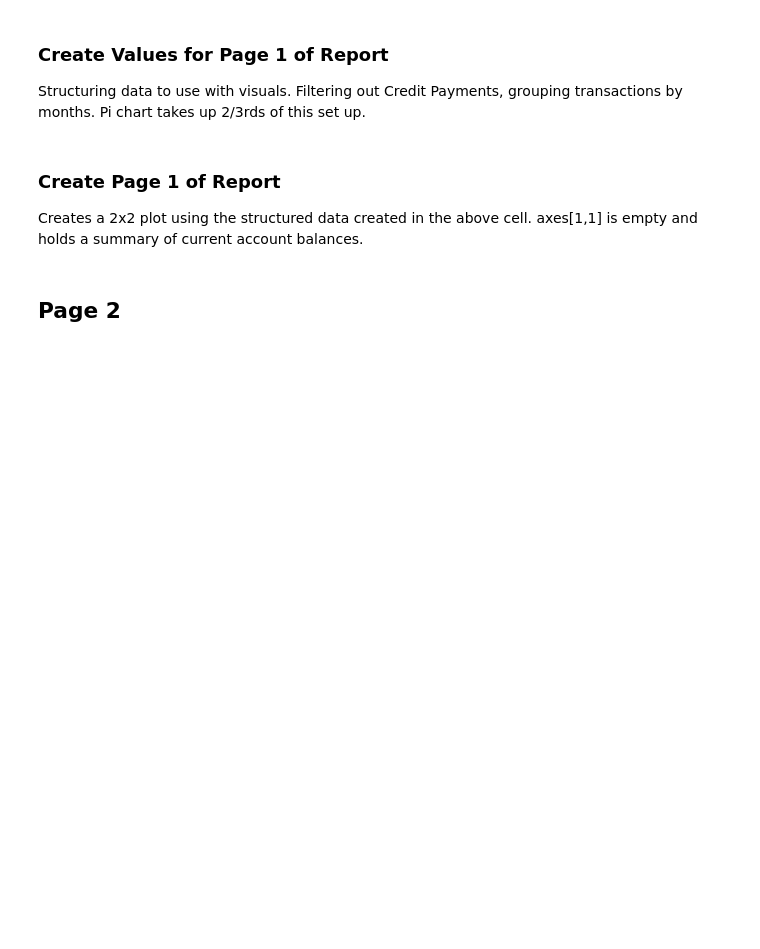
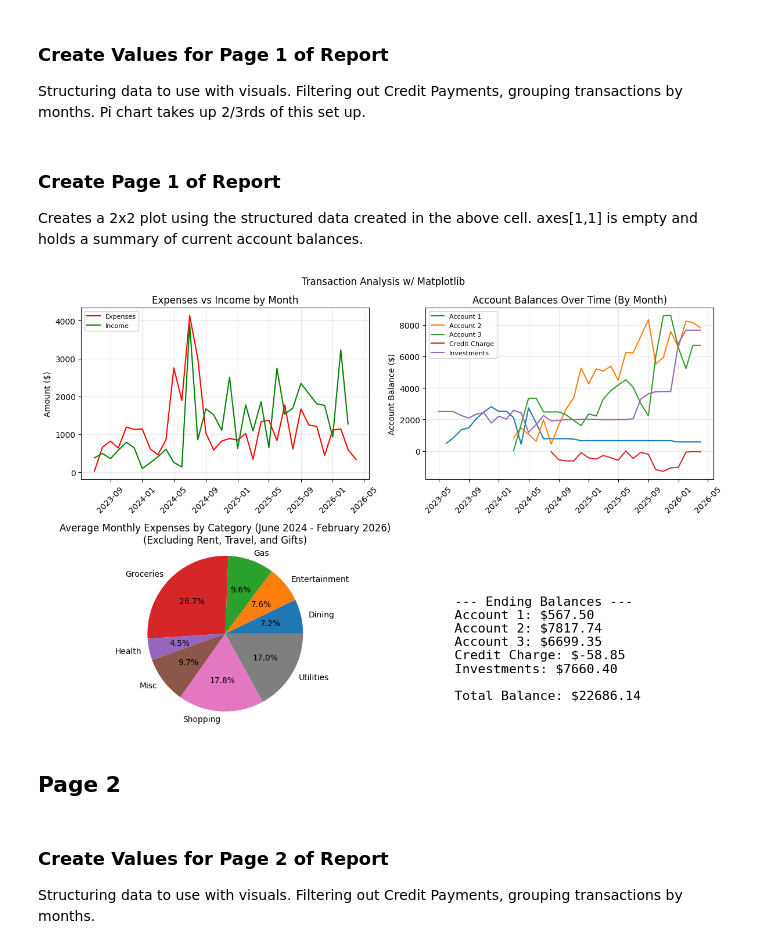
Before and after one commit to jacob-pwnd/budget_analysis_w_matplotlib, a Jupyter notebook: transaction_visuals.ipynb, the cells around one changed output. Cells and saved outputs as stored; diff of their text form; code cells hidden in the pictures; blank space fills up the shorter version.

Commit message:
Updating notebook and adding fake transaction data

```diff
--- a/transaction_visuals.ipynb
+++ b/transaction_visuals.ipynb
@@ -65,12 +67,11 @@ def calculate_account_balances(df, transfers_df):
     #Create a copy to avoid modifying original data
     df_copy = df.copy()
 
-    #If transfers_df is provided, merge it with the original df
-    if transfers_df is not None:
-        #Combine original transactions with mirror transfers
-        df_copy = pd.concat([df_copy, transfers_df], ignore_index=True)
-        #Sort by date again after merging
-        df_copy = df_copy.sort_values('Date').reset_index(drop=True)
+    # Merge dataframes
+    #Combine original transactions with mirror transfers
+    df_copy = pd.concat([df_copy, transfers_df], ignore_index=True)
+    #Sort by date again after merging
+    df_copy = df_copy.sort_values('Date').reset_index(drop=True)
 
     #Create empty dictionary to track balances
     account_balances = {}
@@ -172,10 +203,15 @@ display_category_sums_and_averages(df)
 # %%
-file_path = r"X:\Absolute\Path\transactions_matplotlib.csv"  # Replace with actual path
+transactions_file_path = r"C:\Absolute\Path\transactions_matplotlib_rand.csv"  # Replace with actual path.
+future_transactions_file_path = r"C:\Absolute\Path\future_transactions_matplotlib_rand.csv"  # Replace with actual path
 
-df = load_transactions(file_path)
-transfers_df = create_mirror_transfers(df)
-df_with_balances = calculate_account_balances(df, transfers_df)
-df_with_balances['Date'] = pd.to_datetime(df_with_balances['Date'])
+transactions_df = load_transactions(transactions_file_path)
+transfers_transactions_df = create_mirror_transfers(transactions_df)
+transactions_df_with_balances = calculate_account_balances(transactions_df, transfers_transactions_df)
+transactions_df_with_balances['Date'] = pd.to_datetime(transactions_df_with_balances['Date'])
+
+future_transactions_df = load_transactions(future_transactions_file_path)
+transactions_df_with_future_balances = calculate_account_balances(transactions_df_with_balances, future_transactions_df)
+transactions_df_with_future_balances['Date'] = pd.to_datetime(transactions_df_with_future_balances['Date'])
 # %% [markdown]
 # Creating Report
 # %% [markdown]
@@ -186,7 +221,7 @@ df_with_balances['Date'] = pd.to_datetime(df_with_balances['Date'])
 Structuring data to use with visuals. Filtering out Credit Payments, grouping transactions by months. Pi chart takes up 2/3rds of this set up.
 # %%
 # Rename df_with_balances for ease of use
-df = df_with_balances
+df = transactions_df_with_balances
 
 # df_filtered removes Credit Payments and Groups Amounts by Month
 df_filtered = df[df['Type'] != 'Credit Payment']
@@ -201,8 +236,9 @@ income = df_filtered[(df_filtered['Type'] == 'Deposit') & (df_filtered['Item'].s
 # Create a pivot table for plotting
 pivot_df = df_filtered.pivot_table(index='Date', columns='Account', values='Balance', aggfunc='last')
 
-# Group by month and get the last balance of each month
+# Group by month and get the last balance of each month. Forward fill for months when there are no balance updates
 monthly_balances = pivot_df.groupby(pivot_df.index.to_period('M')).last()
+monthly_balances=monthly_balances.replace(0,np.nan).ffill()
 
 """Average Monthly Expense Pi Chart"""
 # Filter only Withdrawal transactions
@@ -245,14 +281,14 @@ avg_expenses = complete_data.groupby('Category')['Amount'].mean()
 Creates a 2x2 plot using the structured data created in the above cell. axes[1,1] is empty and holds a summary of current account balances.
 # %%
 # Create the 2x2 plot
-fig, axes = plt.subplots(2, 2, figsize=(12, 8))
-fig.suptitle('Matplotlib Analysis')
+fig1, axes = plt.subplots(2, 2, figsize=(12, 8))
+fig1.suptitle('Transaction Analysis w/ Matplotlib')
 
 """Expenses vs Income Subplot"""
 # Plot expenses line
-axes[0, 0].plot(expenses.index.to_timestamp(), expenses.values, marker = 'o', label='Expenses', color='red')
+axes[0, 0].plot(expenses.index.to_timestamp(), expenses.values, label='Expenses', color='red')
 # Plot income line
-axes[0,0].plot(income.index.to_timestamp(), income.values, marker = 'o', label='Income', color='green')
+axes[0,0].plot(income.index.to_timestamp(), income.values, label='Income', color='green')
 
 axes[0,0].set_title('Expenses vs Income by Month')
 axes[0,0].set_ylabel('Amount ($)')
@@ -263,35 +299,41 @@ axes[0, 0].tick_params(axis='x', rotation=45)
 """Monthly Account Balances Subplot"""
 # Plot each account
 for account in monthly_balances.columns:
-    axes[0,1].plot(monthly_balances.index.to_timestamp(), monthly_balances[account], marker='o', label=account)
+    axes[0,1].plot(monthly_balances.index.to_timestamp(), monthly_balances[account], label=account)
 
 axes[0,1].set_title('Account Balances Over Time (By Month)')
-axes[0,1].set_ylabel('Balance')
+axes[0,1].set_ylabel('Account Balance ($)')
 axes[0,1].legend(fontsize=8)
 axes[0,1].grid(True, alpha=0.3)
 axes[0,1].tick_params(axis='x', rotation=45)
 
 """Average Monthly Expense Pi Chart"""
 axes[1,0].pie(avg_expenses.values, labels=avg_expenses.index, autopct='%1.1f%%')
 axes[1,0].set_title('Average Monthly Expenses by Category (June 2024 - February 2026)\n(Excluding Rent, Travel, and Gifts)')
 axes[1,0].axis('equal')
 
 """Summary"""
 axes[1,1].axis("off")
 
 # Add ending balances summary
 ending_balances = df.groupby('Account')['Balance'].last()
 summary_text = "\n--- Ending Balances ---\n"
 for account, balance in ending_balances.items():
     if account != 'Credit Payment':
         summary_text += f"{account}: ${balance:.2f}\n"
 
 total_balance = ending_balances.sum()
 summary_text += f"\nTotal Balance: ${total_balance:.2f}"
 
 axes[1,1].text(0.1, 0.8, summary_text, fontsize=16, verticalalignment='top', horizontalalignment='left', transform=axes[1,1].transAxes, family='monospace')
 
 plt.tight_layout()
 plt.show()
+# %% [output]
+[figure, added]
 # %% [markdown]
 ## Page 2
+# %% [markdown]
+### Create Values for Page 2 of Report
+
+Structuring data to use with visuals. Filtering out Credit Payments, grouping transactions by months.
```
Also changed, not shown: parts of 9 cells of this notebook, 3 other files.
